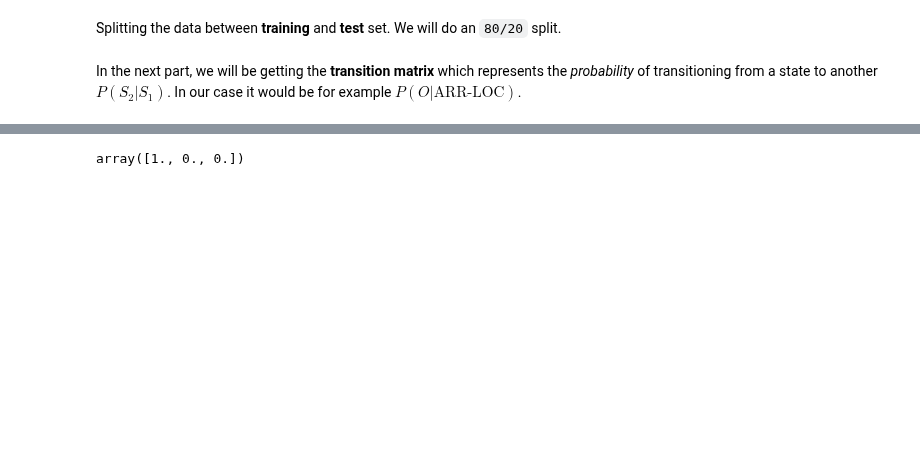
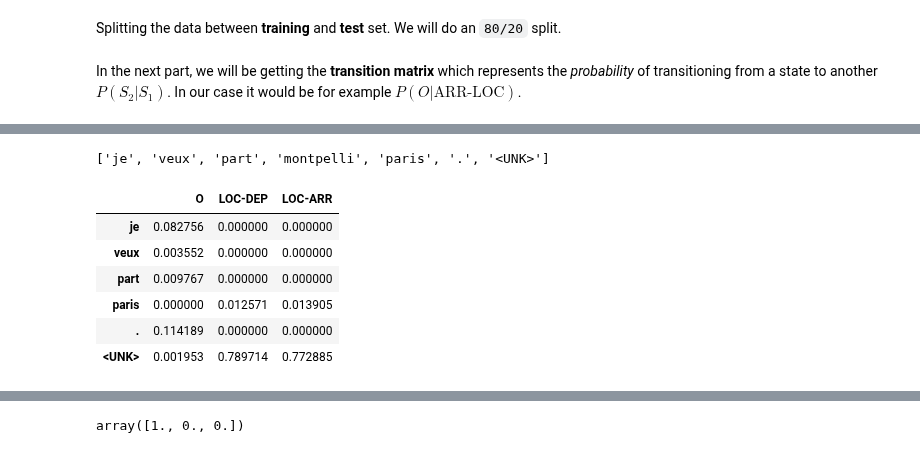
Before and after one commit to lucas066001/TravelOrderResolver, a Jupyter notebook: hmm_ner.ipynb, the cells around one changed output, grey strips where cells are left out. Cells and saved outputs as stored; diff of their text form; code cells hidden in the pictures; blank space fills up the shorter version.

```diff
--- a/hmm_ner.ipynb
+++ b/hmm_ner.ipynb
@@ -172,6 +168,26 @@ def get_emission_prob_dict(
             word_tag_count[word][tag] = word_tag_count[word][tag] / tag_count[tag]
 
     return word_tag_count
+# %%
+sentence_test = "Je veux partir de Montpellier à Paris."
+
+s_t = process_sentence(
+    sentence_test, stemming=True, rm_stopwords=True, return_tokens=True
+) + ["<UNK>"]
+
+s_t
+# %% [output]
+['je', 'veux', 'part', 'montpelli', 'paris', '.', '<UNK>']
+# %%
+em_prob_df.filter(items=s_t, axis=0)
+# %% [output]
+|  | O | LOC-DEP | LOC-ARR |
+| je | 0.082756 | 0.000000 | 0.000000 |
+| veux | 0.003552 | 0.000000 | 0.000000 |
+| part | 0.009767 | 0.000000 | 0.000000 |
+| paris | 0.000000 | 0.012571 | 0.013905 |
+| . | 0.114189 | 0.000000 | 0.000000 |
+| <UNK> | 0.001953 | 0.789714 | 0.772885 |
 # %%
 em_prob_dict = get_emission_prob_dict()
 
```
Also changed, not shown: parts of 22 cells of this notebook, 1 other file.
